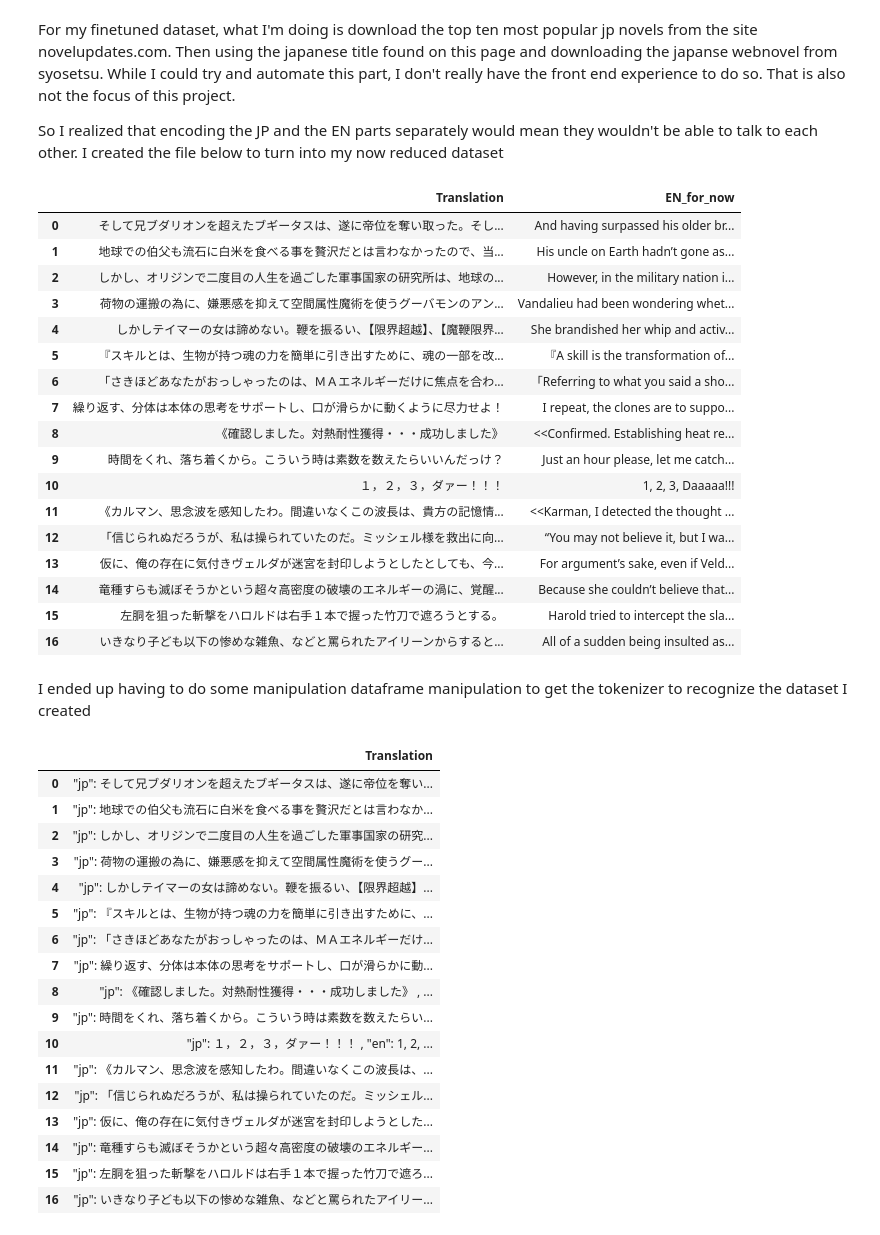
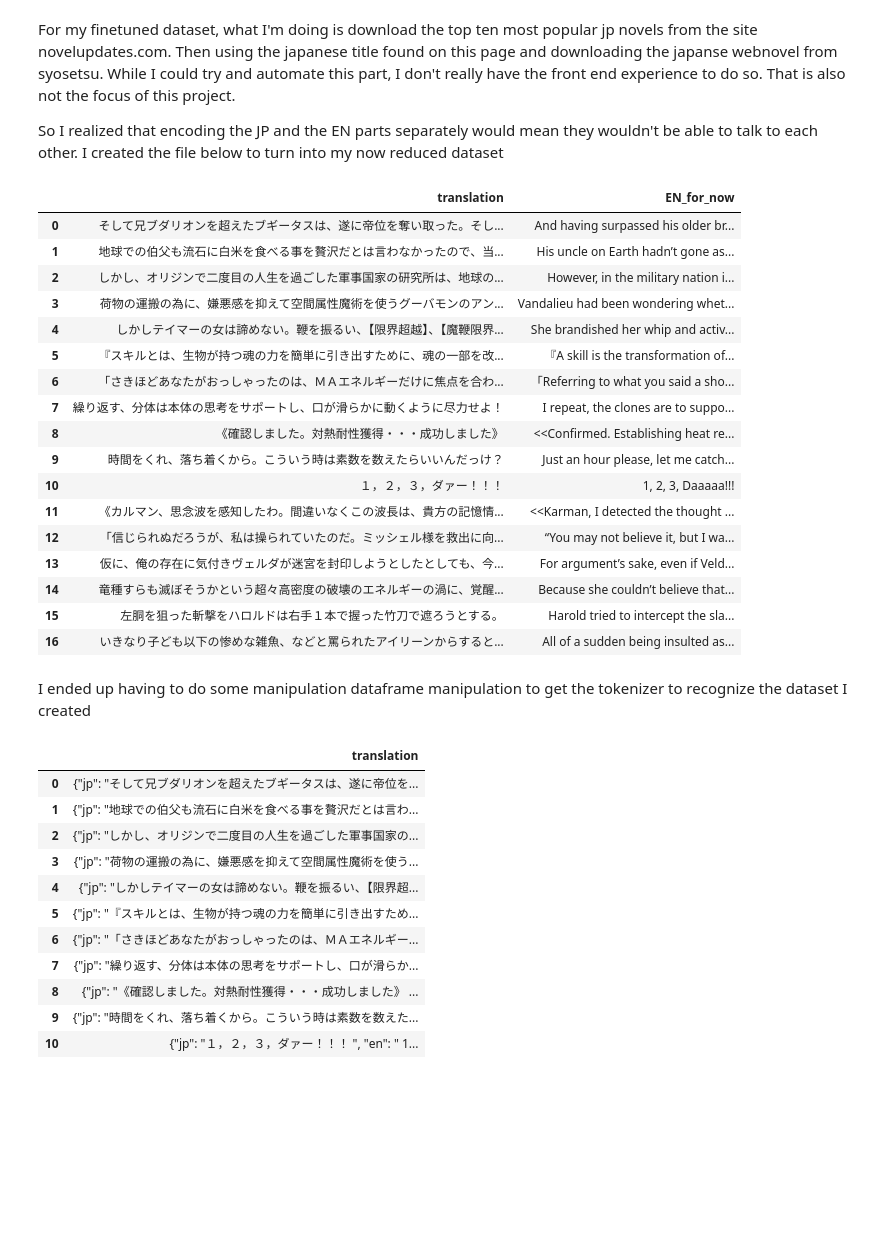
Before and after one commit to DPalmz/Machine-Learning-Translator, a Jupyter notebook: DK30 Data Set.ipynb, the cells around one changed output. Drawn from its saved outputs; the diff is of its cells as text; code cells hidden in the pictures; blank space fills up the shorter version.

```diff
--- a/DK30 Data Set.ipynb
+++ b/DK30 Data Set.ipynb
@@ -10,10 +10,10 @@ For my finetuned dataset, what I'm doing is download the top ten most popular jp
 So I realized that encoding the JP and the EN parts separately would mean they wouldn't be able to talk to each other. I created the file below to turn into my now reduced dataset
 # %%
 dataframe = pd.read_csv("C:/Users/Dylan/Downloads/syosetu/Sentence Pairs.txt", sep="|", header=None, encoding="utf-8")
-dataframe.columns = ["Translation", "EN_for_now"]
+dataframe.columns = ["translation", "EN_for_now"]
 dataframe
 # %% [output]
-|  | Translation | EN_for_now |
+|  | translation | EN_for_now |
 | 0 | そして兄ブダリオンを超えたブギータスは、遂に帝位を奪い取った。そし... | And having surpassed his older br... |
 | 1 | 地球での伯父も流石に白米を食べる事を贅沢だとは言わなかったので、当... | His uncle on Earth hadn’t gone as... |
 | 2 | しかし、オリジンで二度目の人生を過ごした軍事国家の研究所は、地球の... | However, in the military nation i... |
@@ -34,32 +34,26 @@ dataframe
 # %% [markdown]
 I ended up having to do some manipulation dataframe manipulation to get the tokenizer to recognize the dataset I created
 # %%
-dataframe["Translation"] = "\"jp\": " + dataframe["Translation"]
-dataframe["EN_for_now"] = "\"en\": " + dataframe["EN_for_now"]
-dataframe["Translation"] = dataframe["Translation"] + ", " + dataframe["EN_for_now"]
+dataframe["translation"] = "\"jp\": " + '"' + dataframe["translation"] + '"'
+dataframe["EN_for_now"] = "\"en\": " + '"'  + dataframe["EN_for_now"] + '"'
+dataframe["translation"] = '{' + dataframe["translation"] + ", " + dataframe["EN_for_now"] + '}'
 # %%
 dataframe.drop(["EN_for_now"], axis=1, inplace=True)
 # %%
-dataframe
+dataframe.head(11)
 # %% [output]
-|  | Translation |
-| 0 | "jp": そして兄ブダリオンを超えたブギータスは、遂に帝位を奪い... |
-| 1 | "jp": 地球での伯父も流石に白米を食べる事を贅沢だとは言わなか... |
-| 2 | "jp": しかし、オリジンで二度目の人生を過ごした軍事国家の研究... |
-| 3 | "jp": 荷物の運搬の為に、嫌悪感を抑えて空間属性魔術を使うグー... |
-| 4 | "jp": しかしテイマーの女は諦めない。鞭を振るい、【限界超越】... |
-| 5 | "jp": 『スキルとは、生物が持つ魂の力を簡単に引き出すために、... |
-| 6 | "jp": 「さきほどあなたがおっしゃったのは、ＭＡエネルギーだけ... |
-| 7 | "jp": 繰り返す、分体は本体の思考をサポートし、口が滑らかに動... |
-| 8 | "jp": 《確認しました。対熱耐性獲得・・・成功しました》 , ... |
-| 9 | "jp": 時間をくれ、落ち着くから。こういう時は素数を数えたらい... |
-| 10 | "jp": １，２，３，ダァー！！！ , "en": 1, 2, ... |
-| 11 | "jp": 《カルマン、思念波を感知したわ。間違いなくこの波長は、... |
-| 12 | "jp": 「信じられぬだろうが、私は操られていたのだ。ミッシェル... |
-| 13 | "jp": 仮に、俺の存在に気付きヴェルダが迷宮を封印しようとした... |
-| 14 | "jp": 竜種すらも滅ぼそうかという超々高密度の破壊のエネルギー... |
-| 15 | "jp": 左胴を狙った斬撃をハロルドは右手１本で握った竹刀で遮ろ... |
-| 16 | "jp": いきなり子ども以下の惨めな雑魚、などと罵られたアイリー... |
+|  | translation |
+| 0 | {"jp": "そして兄ブダリオンを超えたブギータスは、遂に帝位を... |
+| 1 | {"jp": "地球での伯父も流石に白米を食べる事を贅沢だとは言わ... |
+| 2 | {"jp": "しかし、オリジンで二度目の人生を過ごした軍事国家の... |
+| 3 | {"jp": "荷物の運搬の為に、嫌悪感を抑えて空間属性魔術を使う... |
+| 4 | {"jp": "しかしテイマーの女は諦めない。鞭を振るい、【限界超... |
+| 5 | {"jp": "『スキルとは、生物が持つ魂の力を簡単に引き出すため... |
+| 6 | {"jp": "「さきほどあなたがおっしゃったのは、ＭＡエネルギー... |
+| 7 | {"jp": "繰り返す、分体は本体の思考をサポートし、口が滑らか... |
+| 8 | {"jp": "《確認しました。対熱耐性獲得・・・成功しました》 ... |
+| 9 | {"jp": "時間をくれ、落ち着くから。こういう時は素数を数えた... |
+| 10 | {"jp": "１，２，３，ダァー！！！ ", "en": " 1... |
 # %%
 # Load model directly
 from transformers import AutoTokenizer, AutoModelForSeq2SeqLM
```
Also changed, not shown: parts of 31 cells of this notebook.
